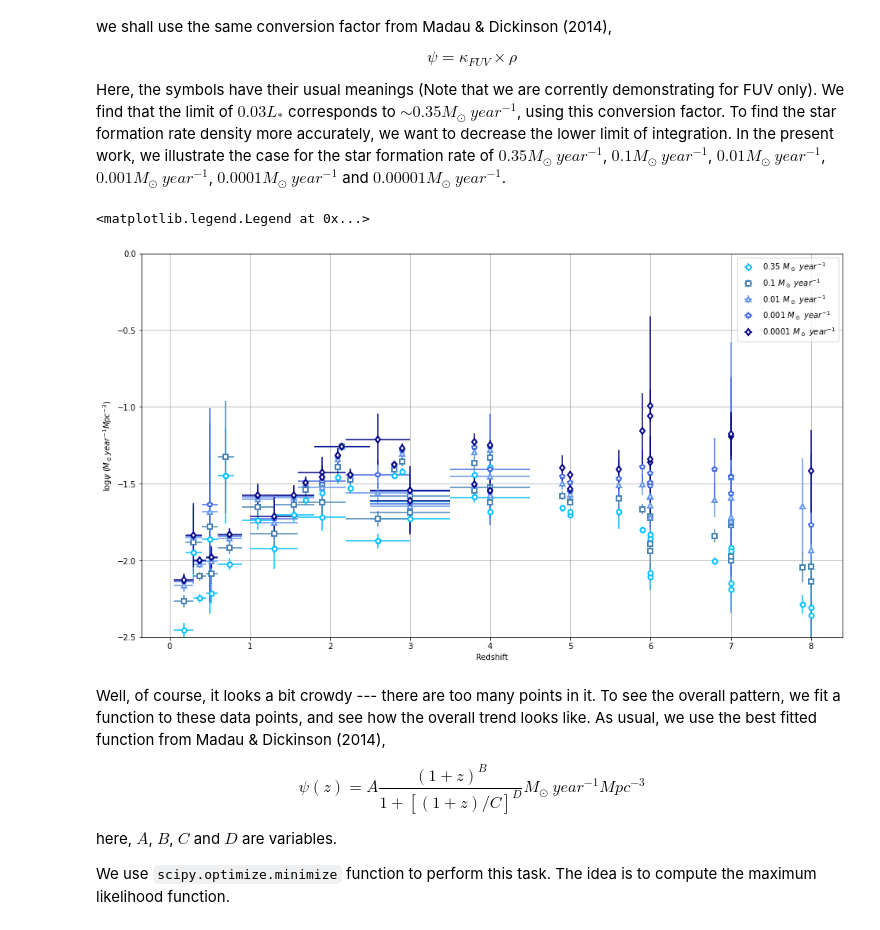
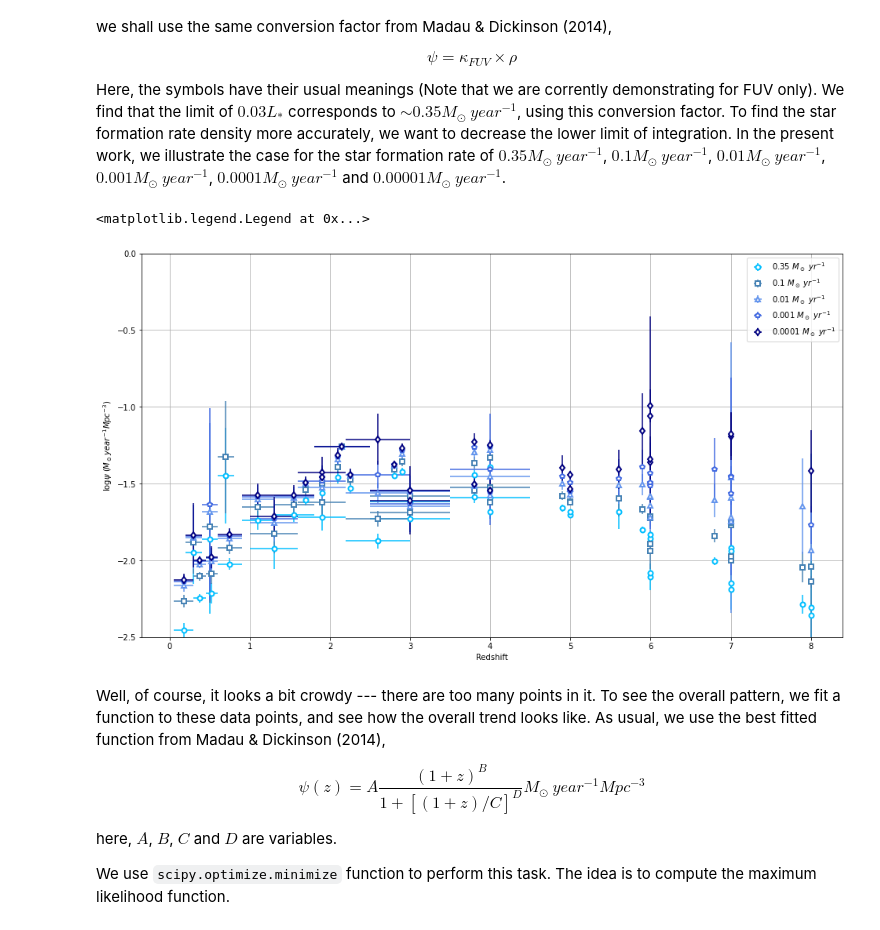
Before and after one commit to Jayshil/csfrd, a Jupyter notebook: Results/res2.ipynb, the cells around one changed output. Saved outputs shown, nothing was run; the diff lists cells and outputs as text; code cells hidden in the pictures.

Commit message:
Year to yr

```diff
--- a/Results/res2.ipynb
+++ b/Results/res2.ipynb
@@ -23,7 +23,7 @@ import os
 p1 = os.getcwd() + '/Diff_lim/'
 
 # Different limits
-lims = np.array([r'$0.35 \ M_\odot \ year^{-1}$', r'$0.1 \ M_\odot \ year^{-1}$', r'$0.01 \ M_\odot \ year^{-1}$', r'$0.001 \ M_\odot \ year^{-1}$', r'$0.0001 \ M_\odot \ year^{-1}$'])#, r'$0.00001 \ M_\odot \ year^{-1}$'])
+lims = np.array([r'$0.35 \ M_\odot \ yr^{-1}$', r'$0.1 \ M_\odot \ yr^{-1}$', r'$0.01 \ M_\odot \ yr^{-1}$', r'$0.001 \ M_\odot \ yr^{-1}$', r'$0.0001 \ M_\odot \ yr^{-1}$'])#, r'$0.00001 \ M_\odot \ year^{-1}$'])
 
 # For 0.35 M_sun year-1
 zd035, zu035, sfr035, sfre035 = np.loadtxt(p1 + 'sfrd_uv_new035.dat', usecols=(1,2,3,4), unpack=True)
@@ -52,34 +52,34 @@ zup_5, zdo_5 = np.abs(zu_5 - zcen_5), np.abs(zcen_5 - zd_5)
 
 cols = np.array(['deepskyblue', 'steelblue', 'cornflowerblue', 'royalblue', 'navy', 'slateblue'])
 shp = np.array(['o', 's', '^', 'p', 'd', '*'])
 
 # Redshifts
 zcen_all = [zcen035, zcen_1, zcen_2, zcen_3, zcen_4]#, zcen_5]
 zup_all = [zup035, zup_1, zup_2, zup_3, zup_4]#, zup_5]
 zdo_all = [zdo035, zdo_1, zdo_2, zdo_3, zdo_4]#, zdo_5]
 
 # All SFRDs in one array
 sfr_all = [sfr035, sfr_1, sfr_2, sfr_3, sfr_4]#, sfr_5]
 sfre_all = [sfre035, sfre_1, sfre_2, sfre_3, sfre_4]#, sfre_5]
 
 log_sfr_all, log_sfre_all = [], []
 for i in range(len(sfr_all)):
     ab, cd = utl.log_err(sfr_all[i], sfre_all[i])
     log_sfr_all.append(ab)
     log_sfre_all.append(cd)
 
 plt.figure(figsize=(16,9))
 for i in range(len(lims)):
     plt.errorbar(zcen_all[i], log_sfr_all[i], xerr=[zup_all[i], zdo_all[i]], yerr=log_sfre_all[i], fmt='.', marker=shp[i], c=cols[i], mfc='white', mew=2, label=lims[i])
 
 plt.xlabel('Redshift')
 plt.ylabel(r'$\log{\psi}$ ($M_\odot year^{-1} Mpc^{-3}$)')
 plt.grid()
 plt.ylim([-2.5, 0])
 plt.legend(loc='best')
 # %% [output]
 <matplotlib.legend.Legend at 0x...>
-[figure, old version]
+[figure, new version]
 # %% [markdown]
 Well, of course, it looks a bit crowdy --- there are too many points in it. To see the overall pattern, we fit a function to these data points, and see how the overall trend looks like. As usual, we use the best fitted function from Madau & Dickinson (2014),
 
```
Also changed, not shown: parts of 4 cells of this notebook, 2 other files.
